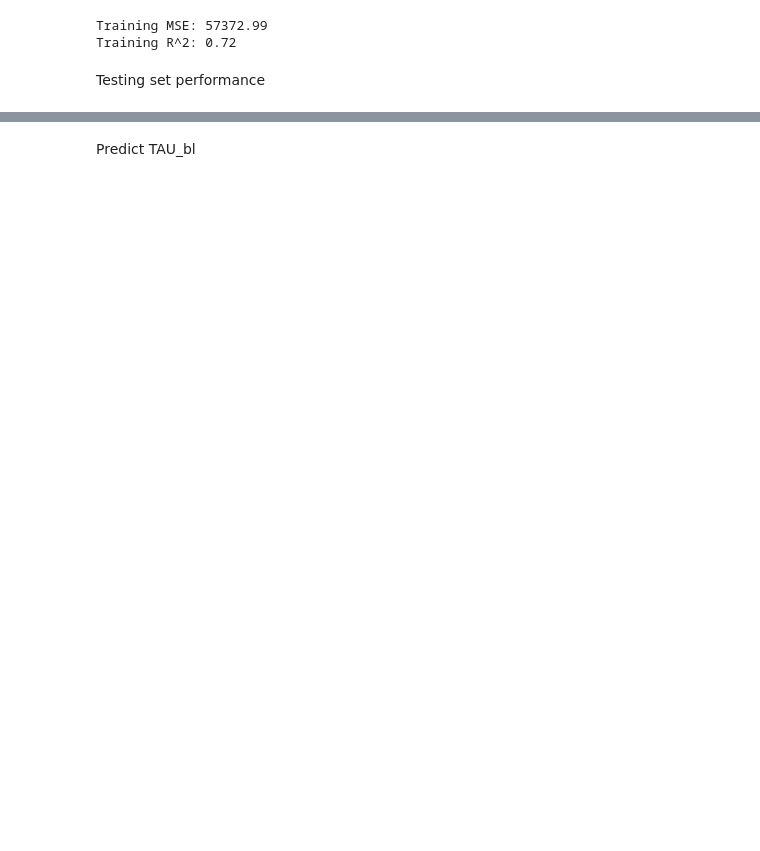
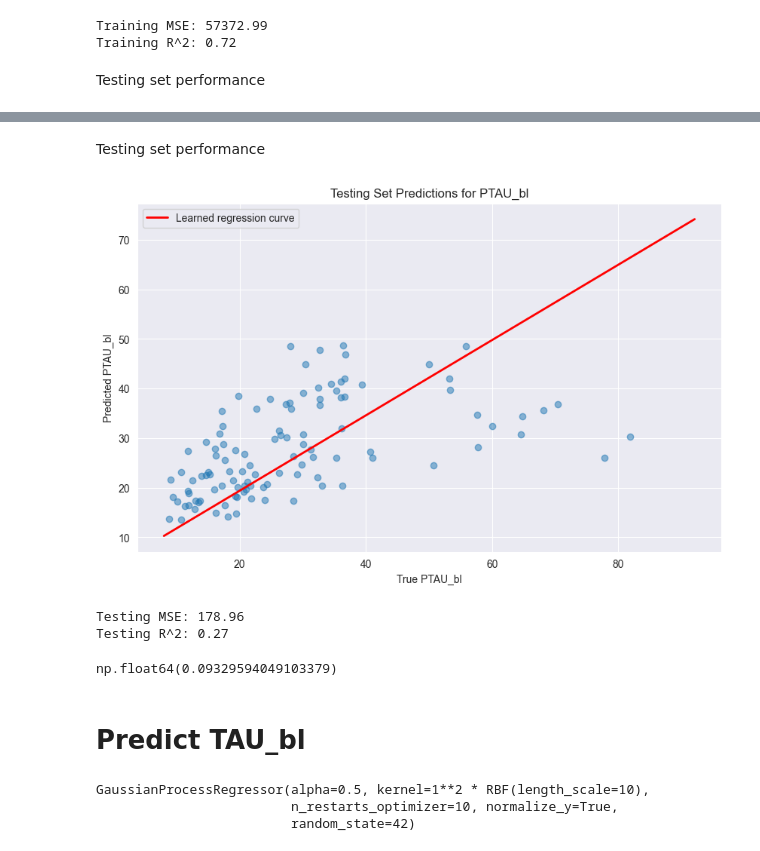
Before and after one commit to Aquila69420/adni-ml, a Jupyter notebook: train.ipynb, the cells around one changed output, grey strips where cells are left out. Drawn from its saved outputs; the diff is of its cells as text; code cells hidden in the pictures; blank space fills up the shorter version.

```diff
--- a/train.ipynb
+++ b/train.ipynb
@@ -195,10 +180,65 @@ X_train, X_test, y_train, y_test = train_test_split(X, y, train_size=0.8, random
+# %% [markdown]
+Testing set performance
+# %%
+y_mean_test, y_std_test = gpr.predict(X_test, return_std=True)
+test_gradient = np.gradient(y_mean_test)
+# Plot training set predictions
+plt.figure(figsize=(10, 6))
+plt.scatter(y_test, y_mean_test, alpha=0.5)
+# plt.plot(
+#     [y_test.min(), y_test.max()],
+#     [y_test.min(), y_test.max()],
+#     'k--',
+#     lw=2,
+#     label='Perfect prediction',
+# )
+# Plot the learnt regression curve
+plt.plot(
+    [y_train.min(), y_train.max()],
+    [y_mean_train.min(), y_mean_train.max()],
+    'r-',
+    lw=2,
+    label='Learned regression curve',
+)
+plt.xlabel('True PTAU_bl')
+plt.ylabel('Predicted PTAU_bl')
+plt.title('Testing Set Predictions for PTAU_bl')
+plt.legend()
+plt.show()
+
+mse_test = mean_squared_error(y_test, y_mean_test)
+r2_test = r2_score(y_test, y_mean_test)
+
+print(f'Testing MSE: {mse_test:.2f}')
+print(f'Testing R^2: {r2_test:.2f}')
+# %% [output]
+[figure, added]
+Testing MSE: 178.96
+Testing R^2: 0.27
+# %%
+abs(test_gradient.mean() - train_gradient.mean())
+# %% [output]
+np.float64(0.09329594049103379)
 # %% [markdown]
-Predict TAU_bl
+# Predict TAU_bl #
 # %%
 X = df.drop(['ABETA_bl', 'PTAU_bl', 'TAU_bl'], axis=1)
 y = df['TAU_bl']
 
 scaler = StandardScaler()
-scaler.fit(X)
-X = scaler.transform(X)
+X = scaler.fit_transform(X)
 X_train, X_test, y_train, y_test = train_test_split(X, y, train_size=0.8, random_state=42)
+
+kernel = (1.0 * RBF(length_scale=1e1, length_scale_bounds=(1e-3, 1e5))
+          # + WhiteKernel(noise_level=1, noise_level_bounds=(1e-10, 1e1))
+          )
+
+gpr = GaussianProcessRegressor(
+    kernel=kernel, alpha=5e-1, n_restarts_optimizer=10, random_state=42, normalize_y=True
+)
+
+gpr.fit(X_train, y_train)
+# %% [output]
+GaussianProcessRegressor(alpha=0.5, kernel=1**2 * RBF(length_scale=10),
+                         n_restarts_optimizer=10, normalize_y=True,
+                         random_state=42)
```
Also changed, not shown: parts of 19 cells of this notebook.
